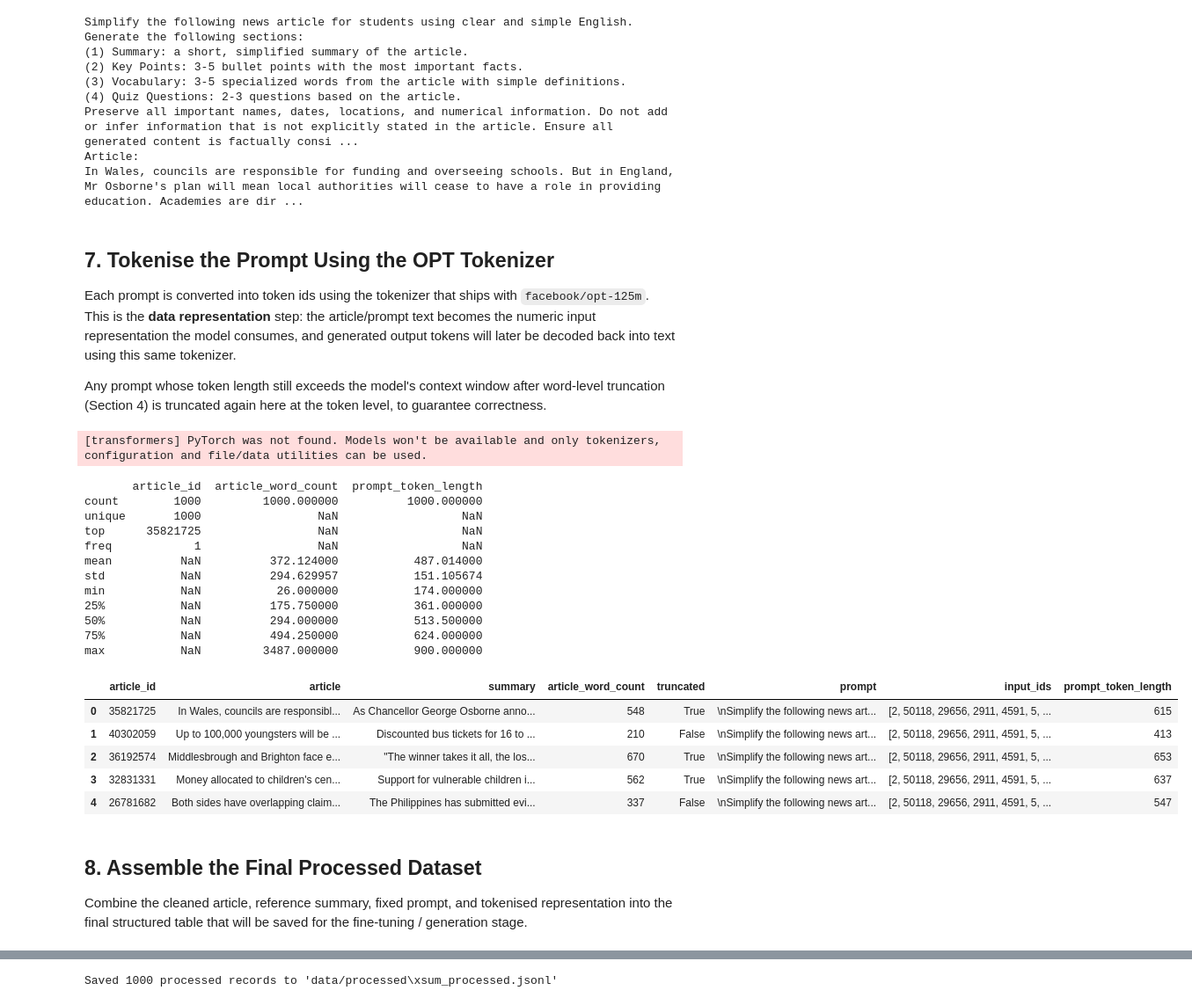
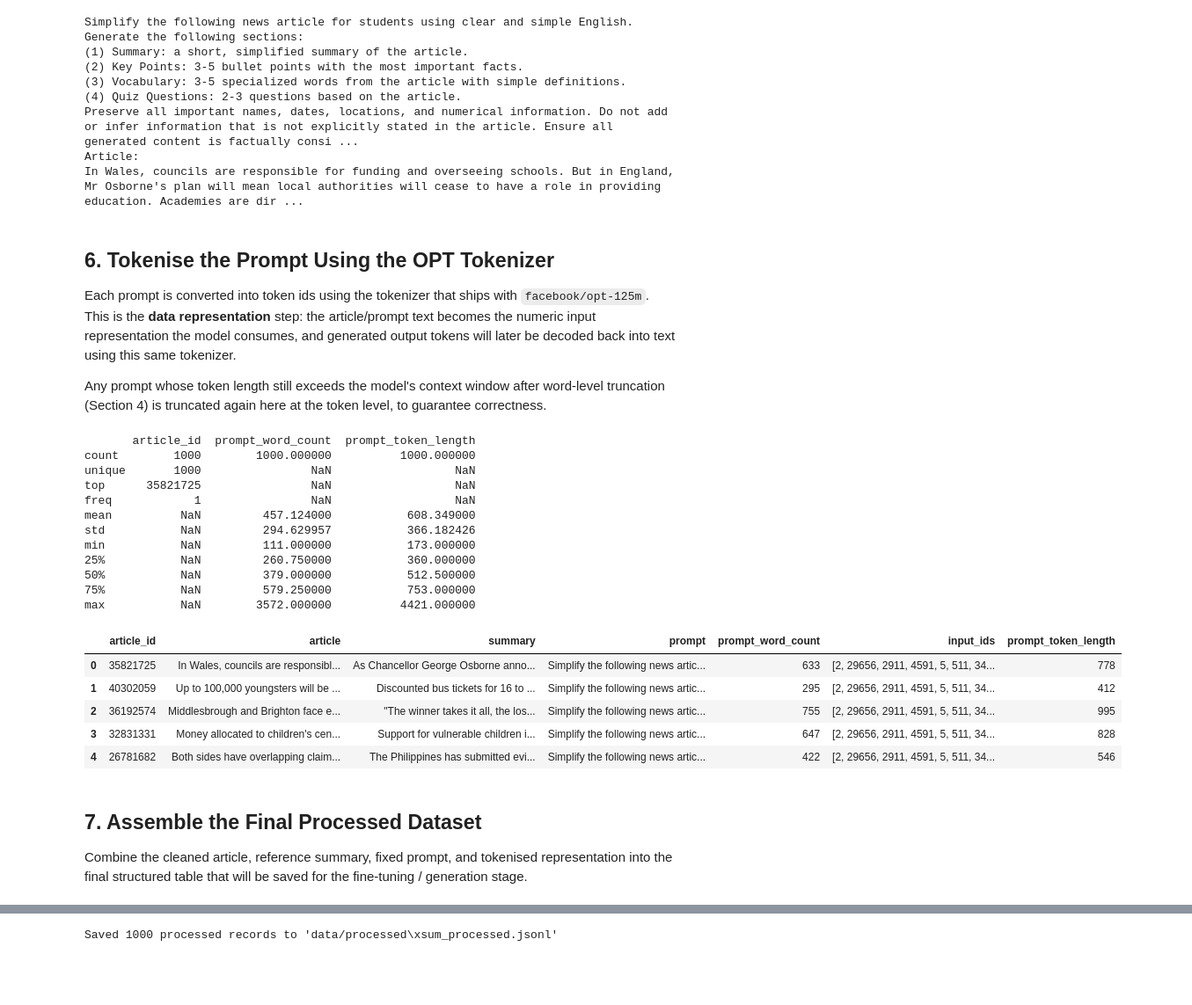
Before and after one commit to ZcePing404/news_simplification_assistant, a Jupyter notebook: preprocessing.ipynb, the cells around one changed output, grey strips where cells are left out. Shown at 88% size. Saved outputs shown, nothing was run; the diff lists cells and outputs as text; code cells hidden in the pictures; blank space fills up the shorter version.

Commit message:
opt-125m code and dataset

```diff
--- a/preprocessing.ipynb
+++ b/preprocessing.ipynb
@@ -264,8 +225,7 @@ The same fixed instruction template is used for every article, asking
 the model to produce four sections: **Summary**, **Key Points**,
 **Vocabulary**, and **Quiz Questions**.
 # %%
-PROMPT_TEMPLATE = """
-Simplify the following news article for students using clear and simple English.
+PROMPT_TEMPLATE = """Simplify the following news article for students using clear and simple English.
 Generate the following sections:
 (1) Summary: a short, simplified summary of the article.
 (2) Key Points: 3-5 bullet points with the most important facts.
@@ -280,7 +240,7 @@ def build_prompt(article: str) -> str:
     return PROMPT_TEMPLATE.format(article=article)
 
 
-prompt_df = limited_df.copy()
+prompt_df = clean_df.copy()
 prompt_df["prompt"] = prompt_df["article"].apply(build_prompt)
 
 print(prompt_df.loc[0, "prompt"])
@@ -295,7 +255,7 @@ Preserve all important names, dates, locations, and numerical information. Do no
 Article:
 In Wales, councils are responsible for funding and overseeing schools. But in England, Mr Osborne's plan will mean local authorities will cease to have a role in providing education. Academies are dir ...
 # %% [markdown]
-## 7. Tokenise the Prompt Using the OPT Tokenizer
+## 6. Tokenise the Prompt Using the OPT Tokenizer
 
 Each prompt is converted into token ids using the tokenizer that ships
 with `facebook/opt-125m`. This is the **data representation** step:
@@ -309,51 +269,50 @@ token level, to guarantee correctness.
 # %%
 from transformers import AutoTokenizer
 
 MODEL_NAME = "facebook/opt-125m"
 MAX_MODEL_TOKENS = 2048
 MAX_PROMPT_TOKENS = 900
 
 tokenizer = AutoTokenizer.from_pretrained(MODEL_NAME)
 
 def tokenize_prompt(prompt: str):
     encoded = tokenizer(
         prompt,
-        truncation=True,
-        max_length=MAX_PROMPT_TOKENS,
+        truncation=False
     )
     input_ids = encoded["input_ids"]
     return input_ids, len(input_ids)
 
 
 token_df = prompt_df.copy()
+token_df["prompt_word_count"] = token_df["prompt"].str.split(" ").apply(len)
 token_results = token_df["prompt"].apply(tokenize_prompt)
 token_df["input_ids"] = token_results.apply(lambda x: x[0])
 token_df["prompt_token_length"] = token_results.apply(lambda x: x[1])
 
-print(token_df[["article_id", "article_word_count", "prompt_token_length"]].describe(include="all"))
+print(token_df[["article_id", "prompt_word_count", "prompt_token_length"]].describe(include="all"))
 token_df.head()
 # %% [output]
-[transformers] PyTorch was not found. Models won't be available and only tokenizers, configuration and file/data utilities can be used.
+       article_id  prompt_word_count  prompt_token_length
+count        1000        1000.000000          1000.000000
+unique       1000                NaN                  NaN
+top      35821725                NaN                  NaN
+freq            1                NaN                  NaN
+mean          NaN         457.124000           608.349000
+std           NaN         294.629957           366.182426
+min           NaN         111.000000           173.000000
+25%           NaN         260.750000           360.000000
+50%           NaN         379.000000           512.500000
+75%           NaN         579.250000           753.000000
+max           NaN        3572.000000          4421.000000
-       article_id  article_word_count  prompt_token_length
-count        1000         1000.000000          1000.000000
-unique       1000                 NaN                  NaN
-top      35821725                 NaN                  NaN
-freq            1                 NaN                  NaN
-mean          NaN          372.124000           487.014000
-std           NaN          294.629957           151.105674
-min           NaN           26.000000           174.000000
-25%           NaN          175.750000           361.000000
-50%           NaN          294.000000           513.500000
-75%           NaN          494.250000           624.000000
-max           NaN         3487.000000           900.000000
-|  | article_id | article | summary | article_word_count | truncated | prompt | input_ids | prompt_token_length |
-| 0 | 35821725 | In Wales, councils are responsibl... | As Chancellor George Osborne anno... | 548 | True | \nSimplify the following news art... | [2, 50118, 29656, 2911, 4591, 5, ... | 615 |
-| 1 | 40302059 | Up to 100,000 youngsters will be ... | Discounted bus tickets for 16 to ... | 210 | False | \nSimplify the following news art... | [2, 50118, 29656, 2911, 4591, 5, ... | 413 |
-| 2 | 36192574 | Middlesbrough and Brighton face e... | "The winner takes it all, the los... | 670 | True | \nSimplify the following news art... | [2, 50118, 29656, 2911, 4591, 5, ... | 653 |
-| 3 | 32831331 | Money allocated to children's cen... | Support for vulnerable children i... | 562 | True | \nSimplify the following news art... | [2, 50118, 29656, 2911, 4591, 5, ... | 637 |
-| 4 | 26781682 | Both sides have overlapping claim... | The Philippines has submitted evi... | 337 | False | \nSimplify the following news art... | [2, 50118, 29656, 2911, 4591, 5, ... | 547 |
+|  | article_id | article | summary | prompt | prompt_word_count | input_ids | prompt_token_length |
+| 0 | 35821725 | In Wales, councils are responsibl... | As Chancellor George Osborne anno... | Simplify the following news artic... | 633 | [2, 29656, 2911, 4591, 5, 511, 34... | 778 |
+| 1 | 40302059 | Up to 100,000 youngsters will be ... | Discounted bus tickets for 16 to ... | Simplify the following news artic... | 295 | [2, 29656, 2911, 4591, 5, 511, 34... | 412 |
+| 2 | 36192574 | Middlesbrough and Brighton face e... | "The winner takes it all, the los... | Simplify the following news artic... | 755 | [2, 29656, 2911, 4591, 5, 511, 34... | 995 |
+| 3 | 32831331 | Money allocated to children's cen... | Support for vulnerable children i... | Simplify the following news artic... | 647 | [2, 29656, 2911, 4591, 5, 511, 34... | 828 |
+| 4 | 26781682 | Both sides have overlapping claim... | The Philippines has submitted evi... | Simplify the following news artic... | 422 | [2, 29656, 2911, 4591, 5, 511, 34... | 546 |
 # %% [markdown]
-## 8. Assemble the Final Processed Dataset
+## 7. Assemble the Final Processed Dataset
 
 Combine the cleaned article, reference summary, fixed prompt, and
 tokenised representation into the final structured table that will be
```
Also changed, not shown: parts of 6 cells of this notebook, 13 other files.
